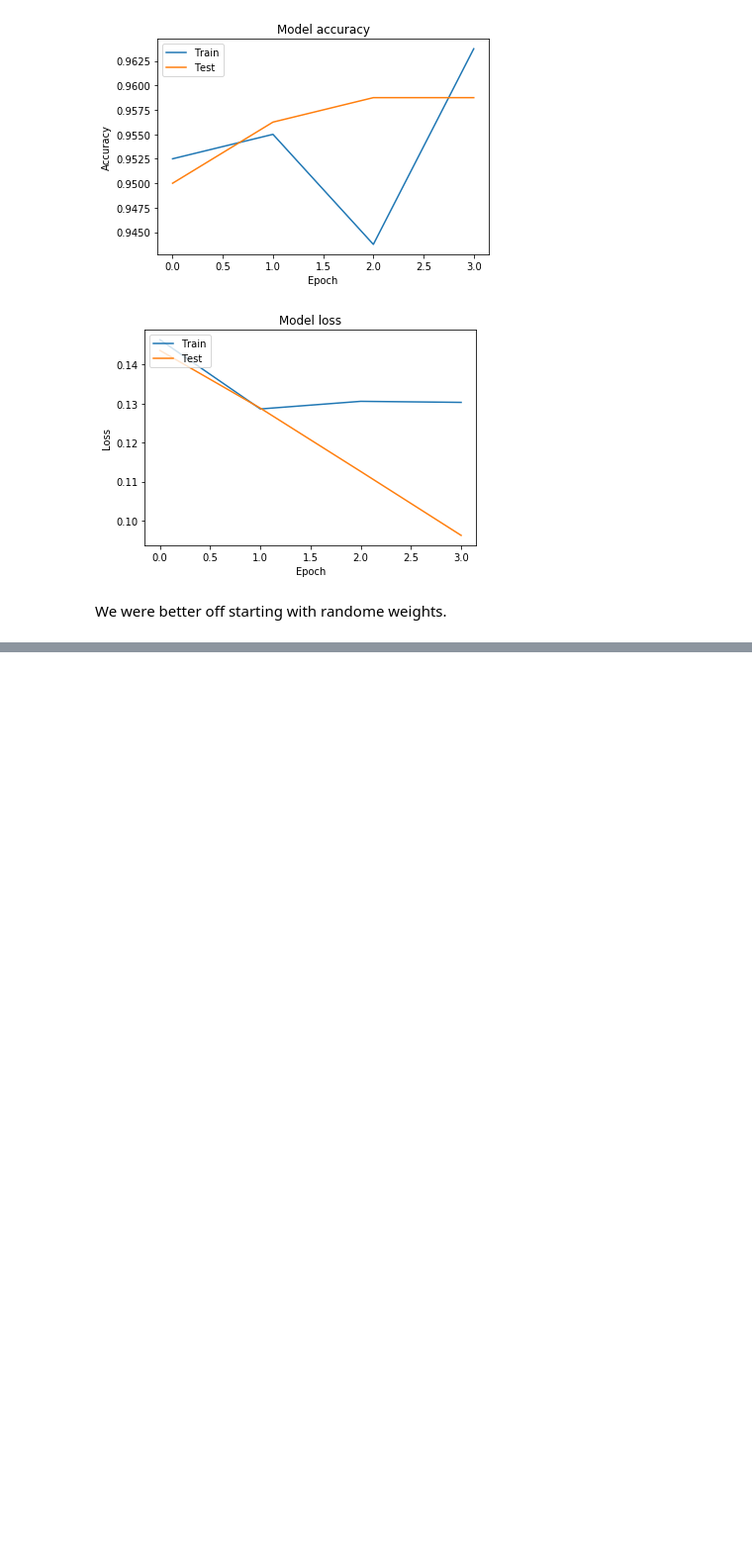
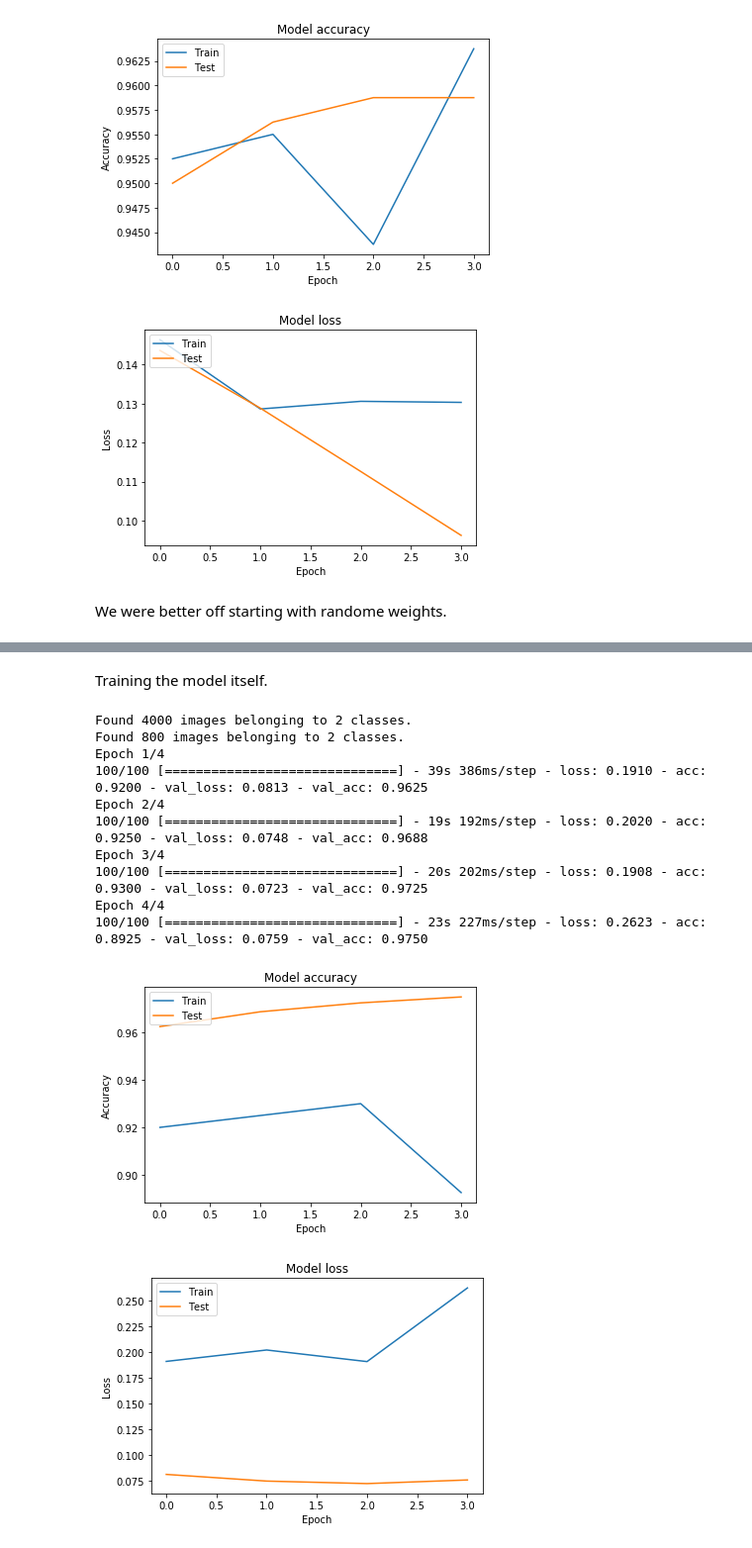
Before and after one commit to quasus/keras1, a Jupyter notebook: cats-and-dogs.ipynb, the cells around one changed output, grey strips where cells are left out. Shown at 99% size. Saved outputs shown, nothing was run; the diff lists cells and outputs as text; code cells hidden in the pictures; blank space fills up the shorter version.

```diff
--- a/cats-and-dogs.ipynb
+++ b/cats-and-dogs.ipynb
@@ -730,0 +867,22 @@ We were better off starting with randome weights.
+# %% [markdown]
+Training the model itself.
+# %%
+train(model11, dg_train, os.path.join(DATA_ROOT, 'part1'),
+      params=base_params2(lr=0.00003),
+      layer_count=20,
+      epochs=4,
+      validation_generator=dg_val,
+      validation_directory=os.path.join(DATA_ROOT, 'part2'))
+# %% [output]
+Found 4000 images belonging to 2 classes.
+Found 800 images belonging to 2 classes.
+Epoch 1/4
+100/100 [==============================] - 39s 386ms/step - loss: 0.1910 - acc: 0.9200 - val_loss: 0.0813 - val_acc: 0.9625
+Epoch 2/4
+100/100 [==============================] - 19s 192ms/step - loss: 0.2020 - acc: 0.9250 - val_loss: 0.0748 - val_acc: 0.9688
+Epoch 3/4
+100/100 [==============================] - 20s 202ms/step - loss: 0.1908 - acc: 0.9300 - val_loss: 0.0723 - val_acc: 0.9725
+Epoch 4/4
+100/100 [==============================] - 23s 227ms/step - loss: 0.2623 - acc: 0.8925 - val_loss: 0.0759 - val_acc: 0.9750
+[figure, added]
+[figure, added]
```
Also changed, not shown: parts of 18 cells of this notebook, 1 other file.
